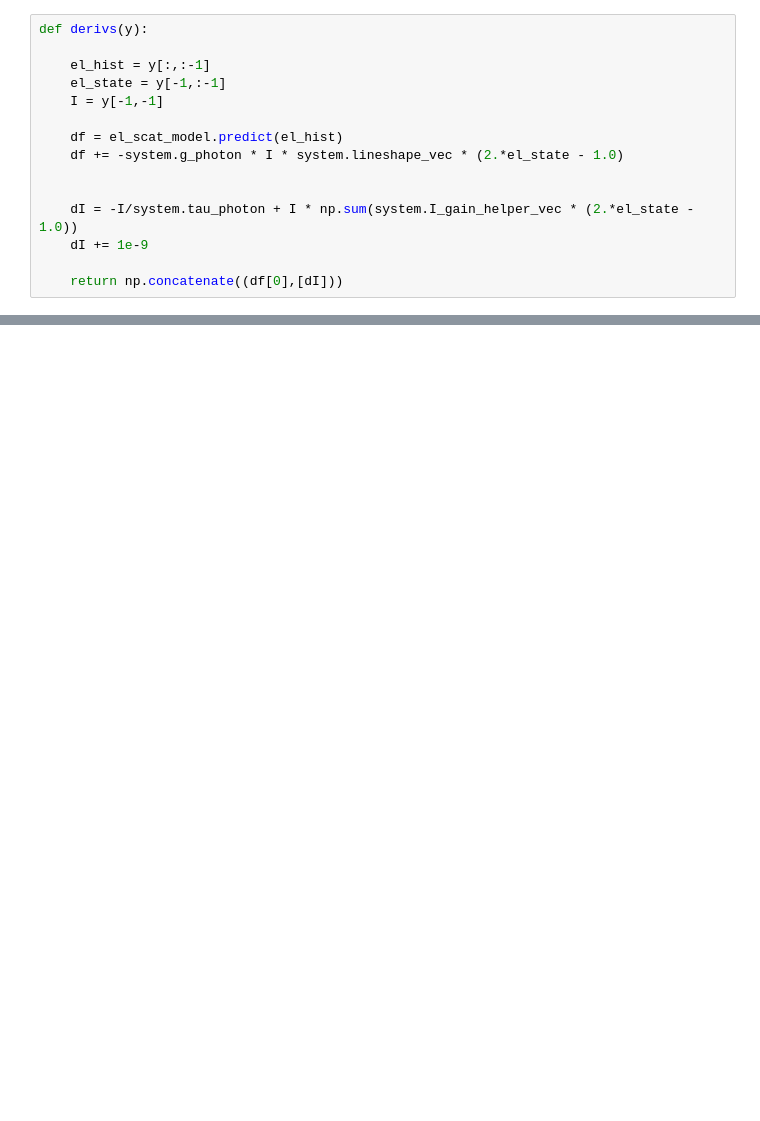
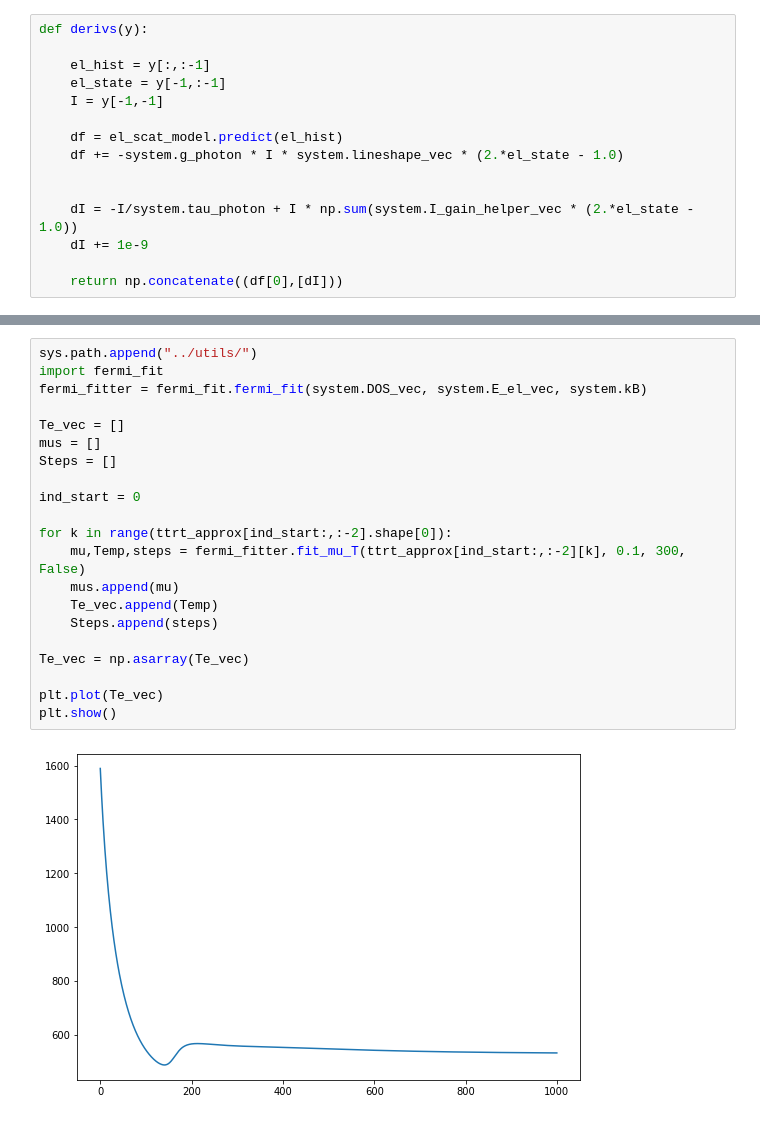
Before and after one commit to stmeinecke/derrom, a Jupyter notebook: PHELPH_simulate_wML.ipynb, the cells around one changed output, grey strips where cells are left out. Saved outputs shown, nothing was run; the diff lists cells and outputs as text; blank space fills up the shorter version.

```diff
--- a/PHELPH_simulate_wML.ipynb
+++ b/PHELPH_simulate_wML.ipynb
@@ -178,0 +199,23 @@ I_area error: 0.0322848412597293
+# %%
+sys.path.append("../utils/")
+import fermi_fit
+fermi_fitter = fermi_fit.fermi_fit(system.DOS_vec, system.E_el_vec, system.kB)
+
+Te_vec = []
+mus = []
+Steps = []
+
+ind_start = 0
+
+for k in range(ttrt_approx[ind_start:,:-2].shape[0]):
+    mu,Temp,steps = fermi_fitter.fit_mu_T(ttrt_approx[ind_start:,:-2][k], 0.1, 300, False)
+    mus.append(mu)
+    Te_vec.append(Temp)
+    Steps.append(steps)
+
+Te_vec = np.asarray(Te_vec)
+
+plt.plot(Te_vec)
+plt.show()
+# %% [output]
+[figure, added]
```
Also changed, not shown: parts of 15 cells of this notebook, 7 other files.
